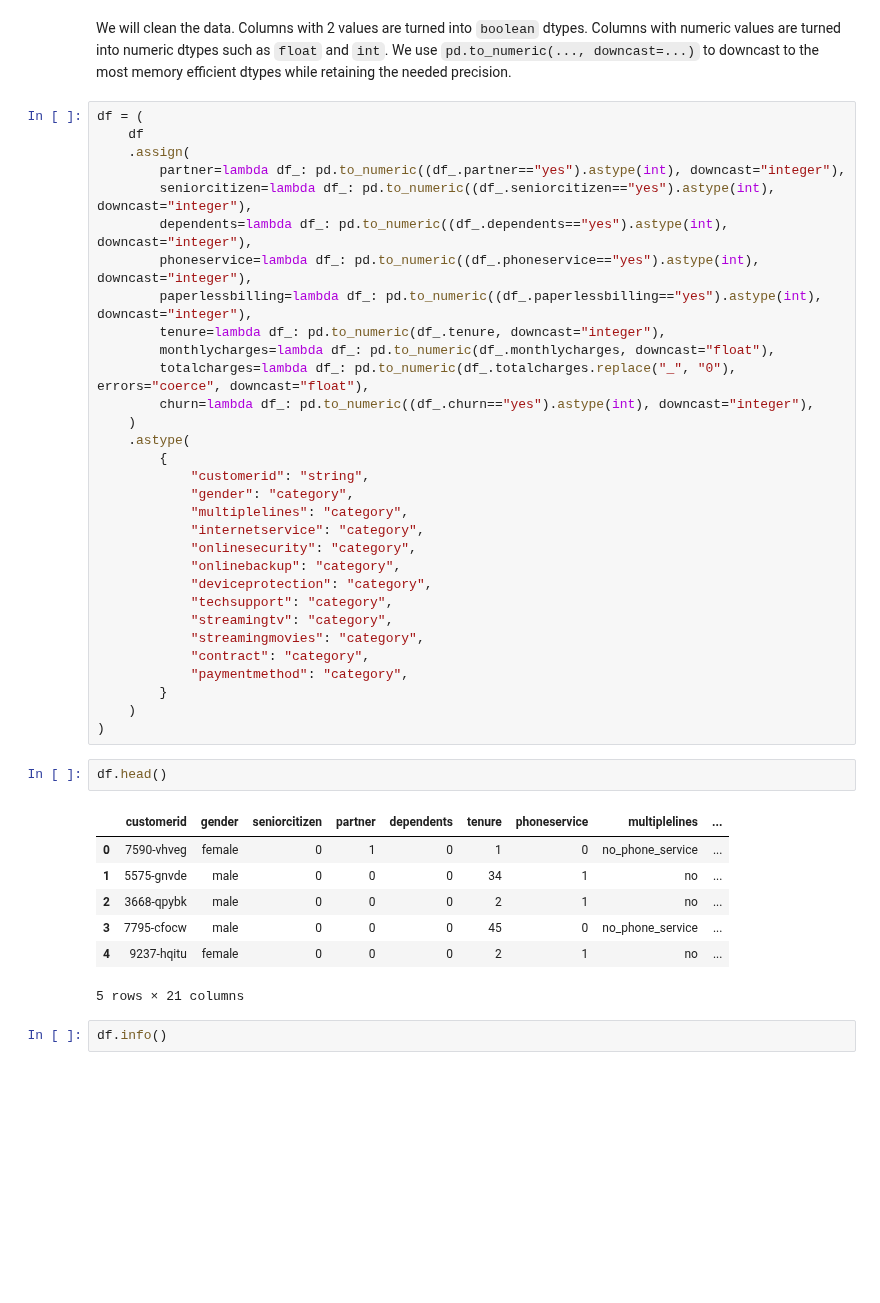
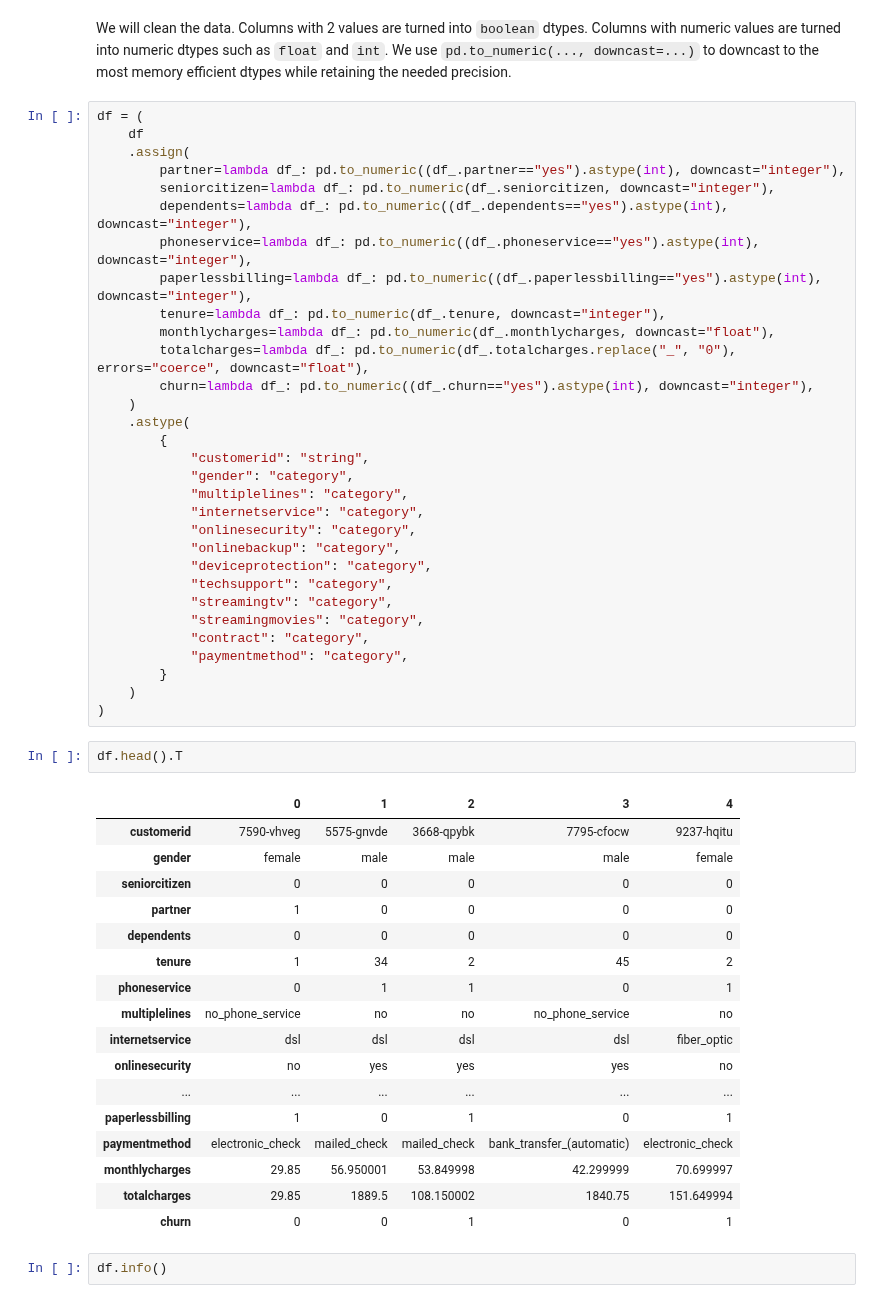
Before and after one commit to kemaldahha/machine-learning-course, a Jupyter notebook: week_3_notes.ipynb, the cells around one changed output. Drawn from its saved outputs; the diff is of its cells as text; blank space fills up the shorter version.

```diff
--- a/week_3_notes.ipynb
+++ b/week_3_notes.ipynb
@@ -127,7 +127,7 @@ df = (
     df
     .assign(
         partner=lambda df_: pd.to_numeric((df_.partner=="yes").astype(int), downcast="integer"),
-        seniorcitizen=lambda df_: pd.to_numeric((df_.seniorcitizen=="yes").astype(int), downcast="integer"),
+        seniorcitizen=lambda df_: pd.to_numeric(df_.seniorcitizen, downcast="integer"),
         dependents=lambda df_: pd.to_numeric((df_.dependents=="yes").astype(int), downcast="integer"),
         phoneservice=lambda df_: pd.to_numeric((df_.phoneservice=="yes").astype(int), downcast="integer"),
         paperlessbilling=lambda df_: pd.to_numeric((df_.paperlessbilling=="yes").astype(int), downcast="integer"),
@@ -154,15 +154,25 @@ df = (
     )
 )
 # %%
-df.head()
+df.head().T
 # %% [output]
-|  | customerid | gender | seniorcitizen | partner | dependents | tenure | phoneservice | multiplelines | ... |
-| 0 | 7590-vhveg | female | 0 | 1 | 0 | 1 | 0 | no_phone_service | ... |
-| 1 | 5575-gnvde | male | 0 | 0 | 0 | 34 | 1 | no | ... |
-| 2 | 3668-qpybk | male | 0 | 0 | 0 | 2 | 1 | no | ... |
-| 3 | 7795-cfocw | male | 0 | 0 | 0 | 45 | 0 | no_phone_service | ... |
-| 4 | 9237-hqitu | female | 0 | 0 | 0 | 2 | 1 | no | ... |
+|  | 0 | 1 | 2 | 3 | 4 |
+| customerid | 7590-vhveg | 5575-gnvde | 3668-qpybk | 7795-cfocw | 9237-hqitu |
+| gender | female | male | male | male | female |
+| seniorcitizen | 0 | 0 | 0 | 0 | 0 |
+| partner | 1 | 0 | 0 | 0 | 0 |
+| dependents | 0 | 0 | 0 | 0 | 0 |
+| tenure | 1 | 34 | 2 | 45 | 2 |
+| phoneservice | 0 | 1 | 1 | 0 | 1 |
+| multiplelines | no_phone_service | no | no | no_phone_service | no |
+| internetservice | dsl | dsl | dsl | dsl | fiber_optic |
+| onlinesecurity | no | yes | yes | yes | no |
+| ... | ... | ... | ... | ... | ... |
+| paperlessbilling | 1 | 0 | 1 | 0 | 1 |
+| paymentmethod | electronic_check | mailed_check | mailed_check | bank_transfer_(automatic) | electronic_check |
+| monthlycharges | 29.85 | 56.950001 | 53.849998 | 42.299999 | 70.699997 |
+| totalcharges | 29.85 | 1889.5 | 108.150002 | 1840.75 | 151.649994 |
+| churn | 0 | 0 | 1 | 0 | 1 |
-5 rows × 21 columns
 # %%
 df.info()
 # %% [output]
```
Also changed, not shown: parts of 19 cells of this notebook.
